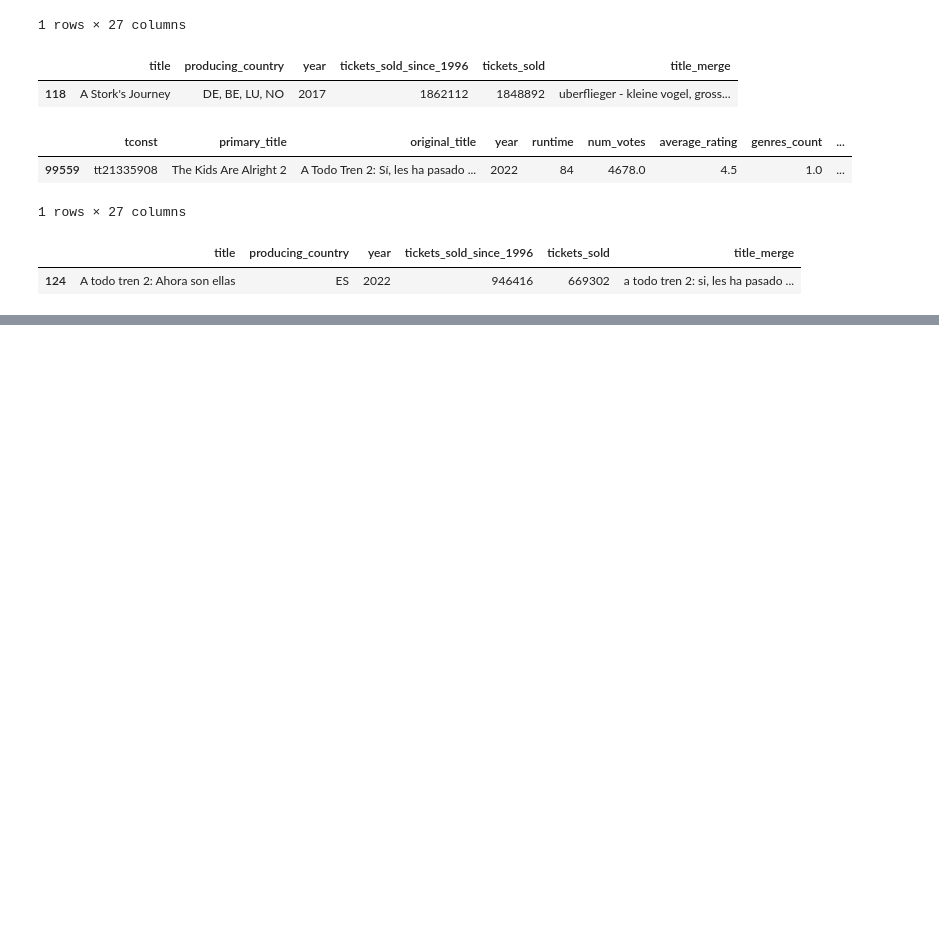
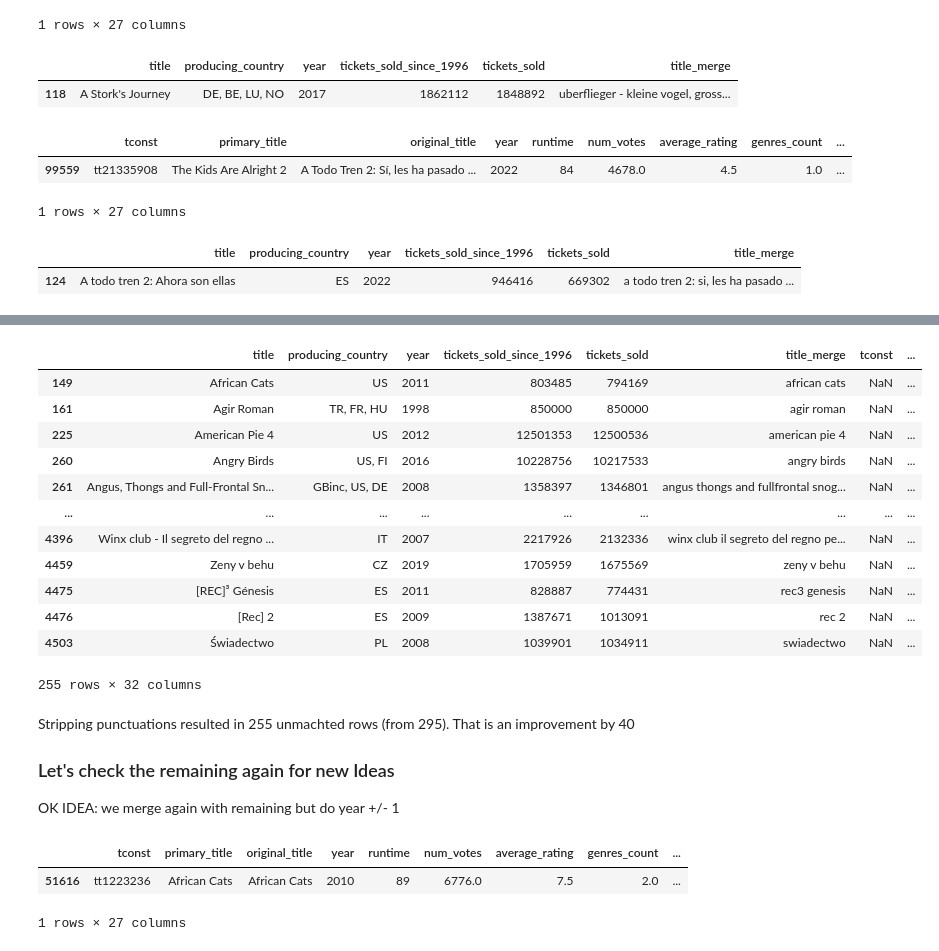
Before and after one commit to tk87-hono/data_analytics_24_4-Capstone_Movie_Group, a Jupyter notebook: Improving_merge_eu_na_IMDB.ipynb, the cells around one changed output, grey strips where cells are left out. Saved outputs shown, nothing was run; the diff lists cells and outputs as text; code cells hidden in the pictures; blank space fills up the shorter version.

```diff
--- a/Improving_merge_eu_na_IMDB.ipynb
+++ b/Improving_merge_eu_na_IMDB.ipynb
@@ -772,0 +803,34 @@ eu_df.loc[eu_df["title_merge"].str.contains("a todo tren 2"), :]
+# %%
+imdb_df["original_title_merge"] = imdb_df["original_title_merge"].str.translate(str.maketrans("","",string.punctuation))
+imdb_df["primary_title_merge"] = imdb_df["primary_title_merge"].str.translate(str.maketrans("","",string.punctuation))
+
+eu_df["title_merge"] = eu_df["title_merge"].str.translate(str.maketrans("","",string.punctuation))
+na_df["title_merge"] = na_df["title_merge"].str.translate(str.maketrans("","",string.punctuation))
+# %%
+eu_check_df = double_merge_func(eu_df)
+# %% [output]
+|  | title | producing_country | year | tickets_sold_since_1996 | tickets_sold | title_merge | tconst | ... |
+| 149 | African Cats | US | 2011 | 803485 | 794169 | african cats | NaN | ... |
+| 161 | Agir Roman | TR, FR, HU | 1998 | 850000 | 850000 | agir roman | NaN | ... |
+| 225 | American Pie 4 | US | 2012 | 12501353 | 12500536 | american pie 4 | NaN | ... |
+| 260 | Angry Birds | US, FI | 2016 | 10228756 | 10217533 | angry birds | NaN | ... |
+| 261 | Angus, Thongs and Full-Frontal Sn... | GBinc, US, DE | 2008 | 1358397 | 1346801 | angus thongs and fullfrontal snog... | NaN | ... |
+| ... | ... | ... | ... | ... | ... | ... | ... | ... |
+| 4396 | Winx club - Il segreto del regno ... | IT | 2007 | 2217926 | 2132336 | winx club il segreto del regno pe... | NaN | ... |
+| 4459 | Zeny v behu | CZ | 2019 | 1705959 | 1675569 | zeny v behu | NaN | ... |
+| 4475 | [REC]³ Génesis | ES | 2011 | 828887 | 774431 | rec3 genesis | NaN | ... |
+| 4476 | [Rec] 2 | ES | 2009 | 1387671 | 1013091 | rec 2 | NaN | ... |
+| 4503 | Świadectwo | PL | 2008 | 1039901 | 1034911 | swiadectwo | NaN | ... |
+255 rows × 32 columns
+# %% [markdown]
+Stripping punctuations resulted in 255 unmachted rows (from 295). That is an improvement by 40
+
+### Let's check the remaining again for new Ideas
+
+OK IDEA: we merge again with remaining but do year +/- 1
+# %%
+imdb_df[imdb_df["tconst"] == "tt1223236"]
+# %% [output]
+|  | tconst | primary_title | original_title | year | runtime | num_votes | average_rating | genres_count | ... |
+| 51616 | tt1223236 | African Cats | African Cats | 2010 | 89 | 6776.0 | 7.5 | 2.0 | ... |
+1 rows × 27 columns
```
Also changed, not shown: parts of 24 cells of this notebook.
